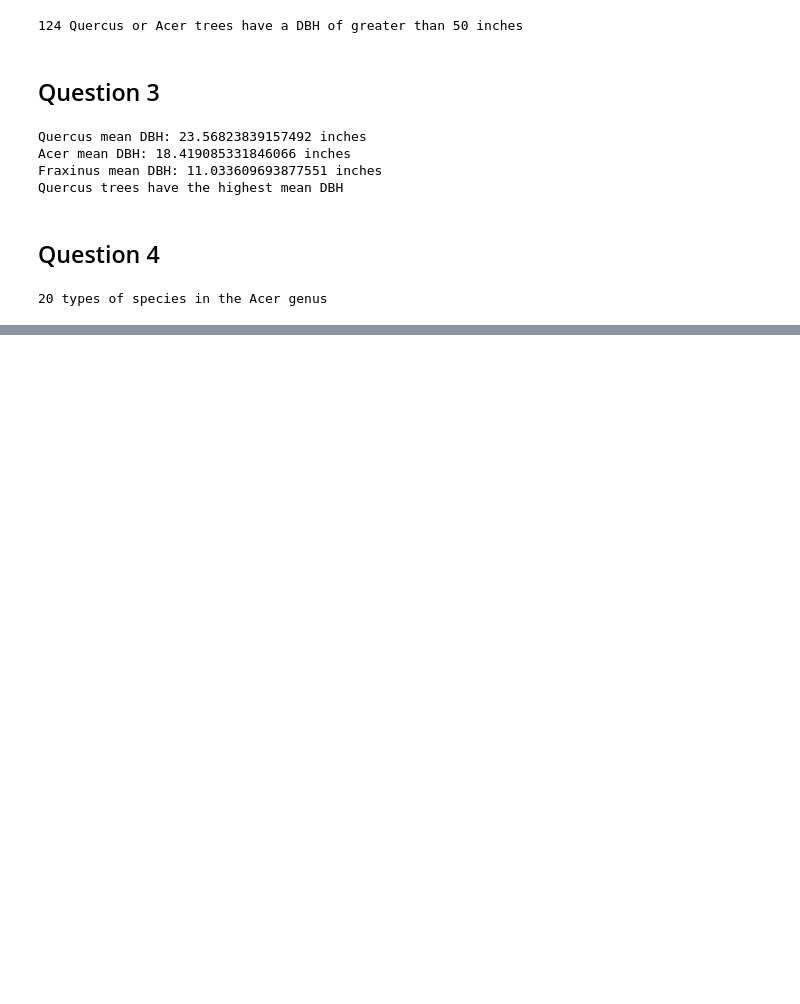
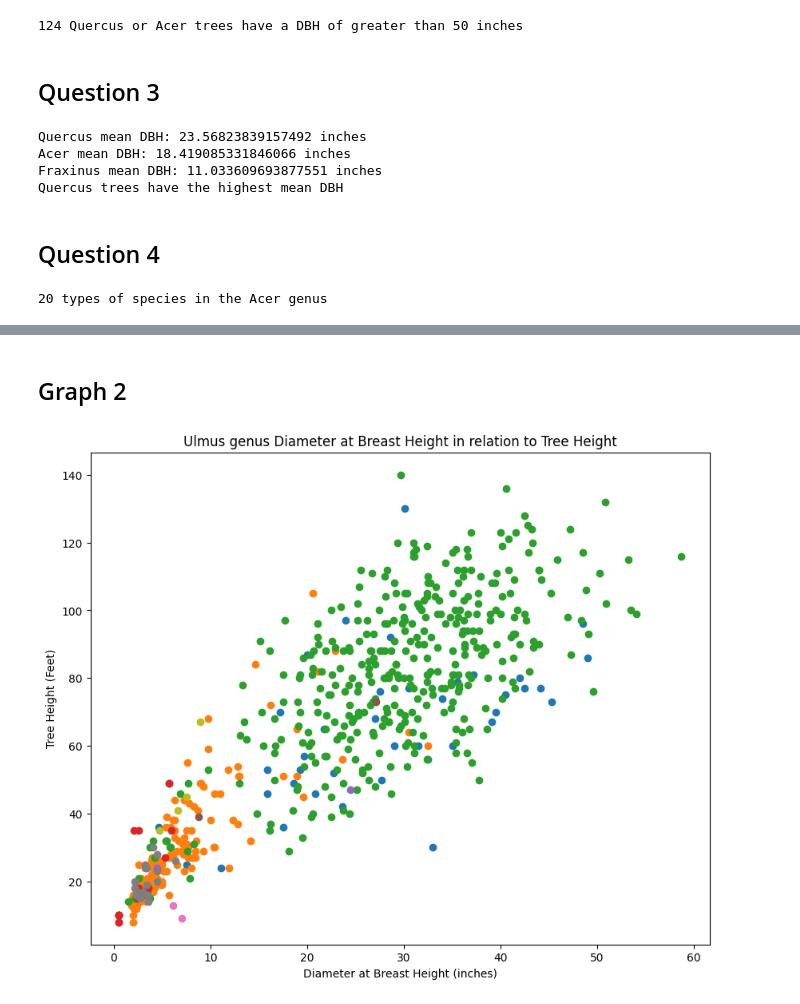
Before and after one commit to andrewlee1234567/lab2, a Jupyter notebook: assignment_2_AndrewLee.ipynb, the cells around one changed output, grey strips where cells are left out. Cells and saved outputs as stored; diff of their text form; code cells hidden in the pictures; blank space fills up the shorter version.

```diff
--- a/assignment_2_AndrewLee.ipynb
+++ b/assignment_2_AndrewLee.ipynb
@@ -103,0 +141,12 @@ print(f"{len(q4)} types of species in the Acer genus")
+# %% [markdown]
+## Graph 2
+# %%
+fig, ax = plt.subplots(figsize=[10,8])
+ax.set_xlabel("Diameter at Breast Height (inches)")
+ax.set_ylabel("Tree Height (Feet)")
+ax.set_title("Ulmus genus Diameter at Breast Height in relation to Tree Height")
+for s in trees_ulmus.Genus_spec.unique():
+    Ulmus_specie=trees_ulmus[trees_ulmus.Genus_spec.str.contains(s)]
+    ax.scatter(x=Ulmus_specie.DBH,y=Ulmus_specie.TreeHeight)
+# %% [output]
+[figure, added]
```
Also changed, not shown: parts of 12 cells of this notebook.
